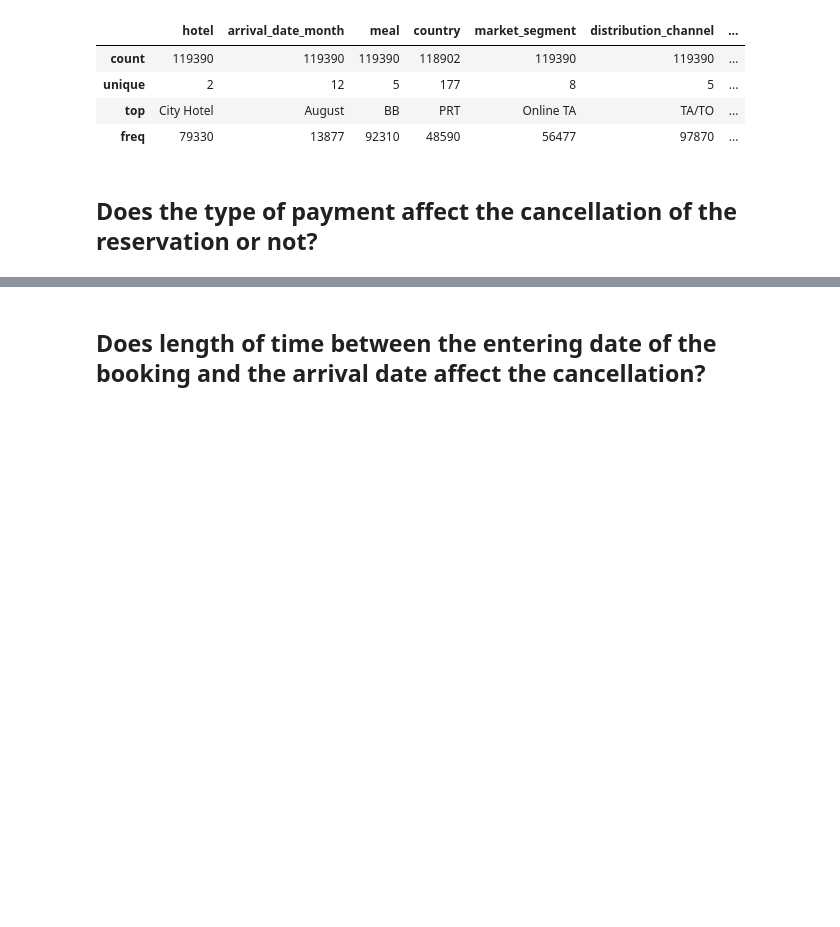
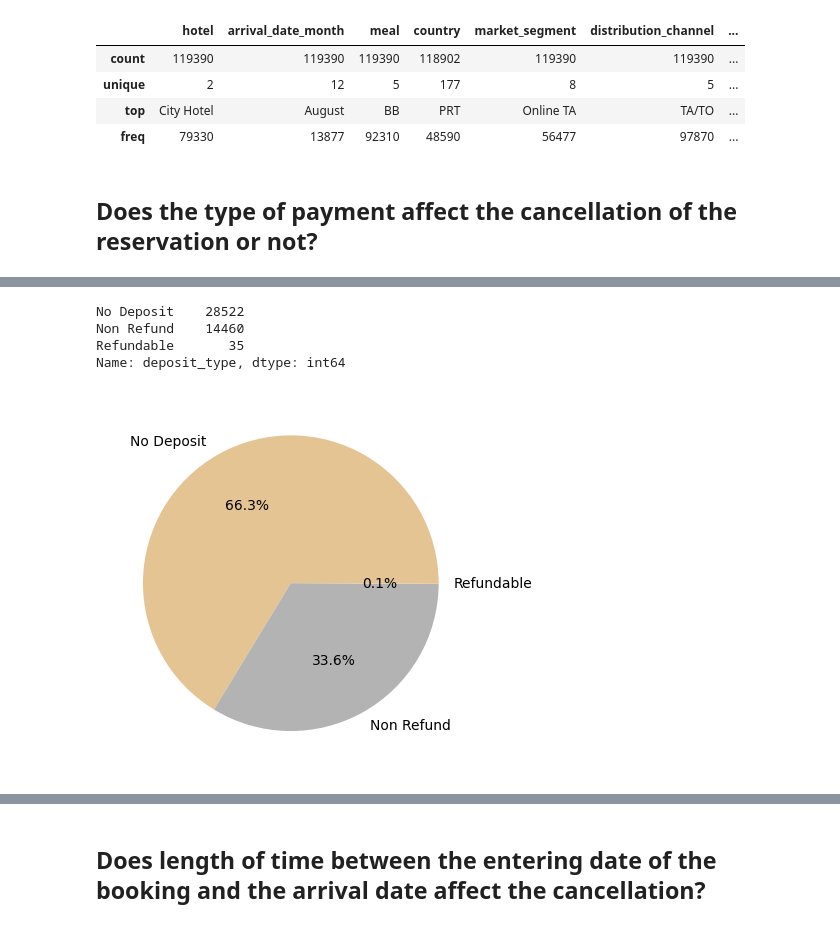
Before and after one commit to Tuwaiq-Data-Science-Bootcamp-V4/PCA-Lab, a Jupyter notebook: CV_Assignment.ipynb, the cells around one changed output, grey strips where cells are left out. Drawn from its saved outputs; the diff is of its cells as text; code cells hidden in the pictures; blank space fills up the shorter version.

```diff
--- a/CV_Assignment.ipynb
+++ b/CV_Assignment.ipynb
@@ -113,0 +117,2 @@ df.describe(include='object')
+# %%
+canceld = df[df['reservation_status'] == 'Canceled']
@@ -113,0 +126,12 @@ df.describe(include='object')
+# %%
+canceld['deposit_type'].value_counts()
+# %% [output]
+No Deposit    28522
+Non Refund    14460
+Refundable       35
+Name: deposit_type, dtype: int64
+# %%
+plt.pie(canceld['deposit_type'].value_counts(),labels = ['No Deposit ','Non Refund','Refundable'], autopct='%1.1f%%',colors=sns.color_palette('Set2')[6:])
+plt.show()
+# %% [output]
+[figure, added]
```
Also changed, not shown: parts of 35 cells of this notebook.
